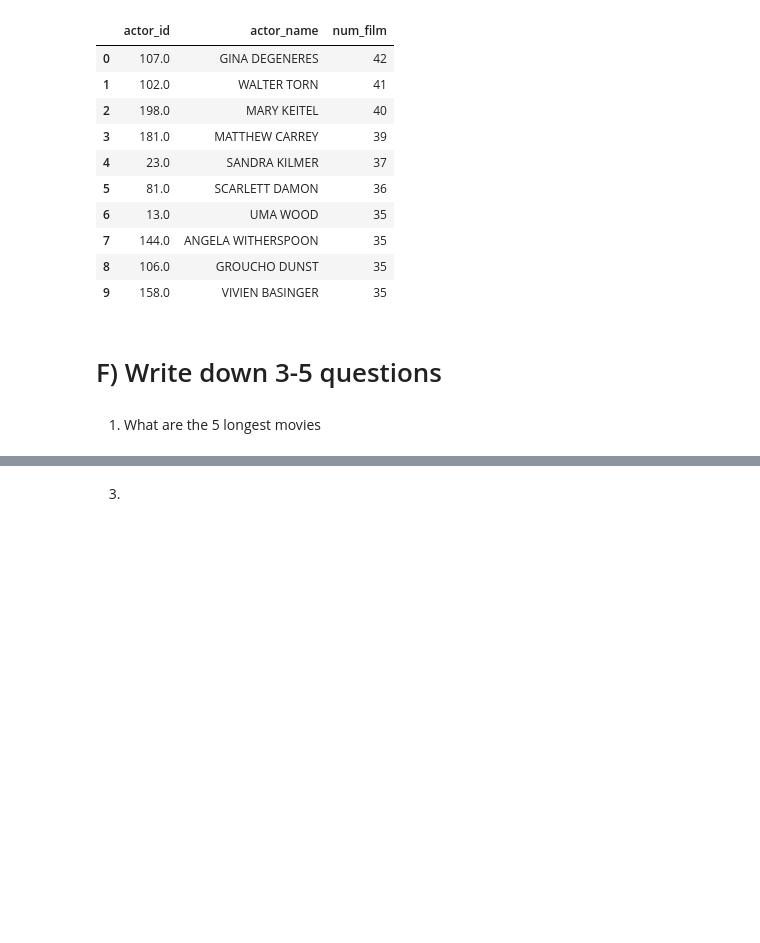
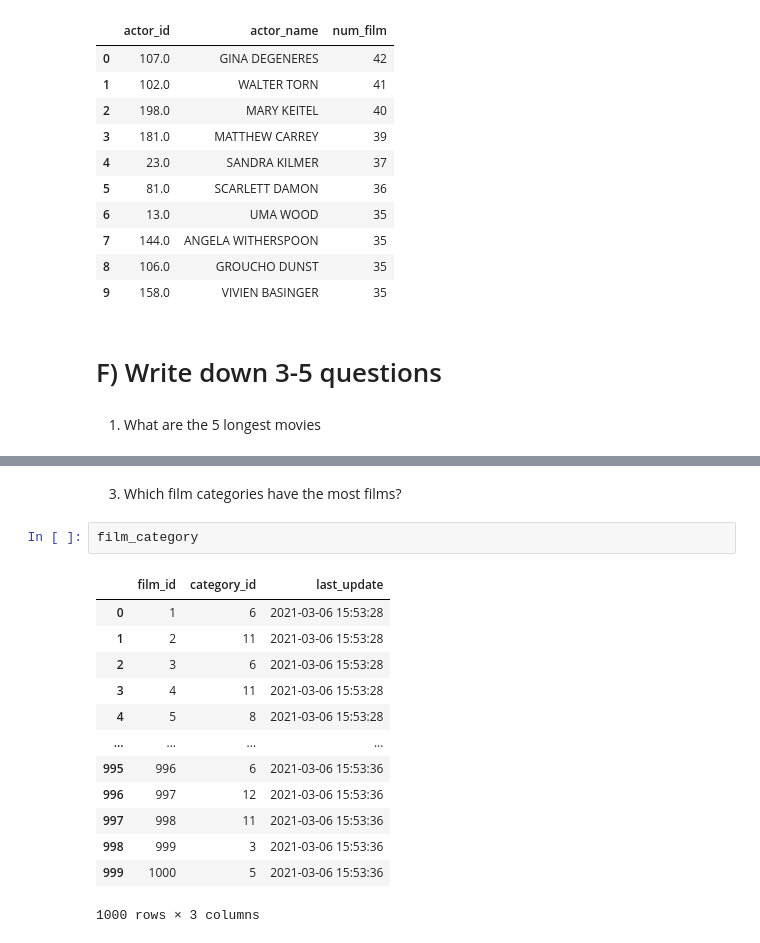
Before and after one commit to ghaliaghazal/Sql_Ghalia_Ghazal_Lab1, a Jupyter notebook: data_analys.ipynb, the cells around one changed output, grey strips where cells are left out. Saved outputs shown, nothing was run; the diff lists cells and outputs as text; blank space fills up the shorter version.

```diff
--- a/data_analys.ipynb
+++ b/data_analys.ipynb
@@ -257,2 +282,18 @@ film_a.head()
 # %% [markdown]
-3.
+3. Which film categories have the most films?
+# %%
+film_category
+# %% [output]
+|  | film_id | category_id | last_update |
+| 0 | 1 | 6 | 2021-03-06 15:53:28 |
+| 1 | 2 | 11 | 2021-03-06 15:53:28 |
+| 2 | 3 | 6 | 2021-03-06 15:53:28 |
+| 3 | 4 | 11 | 2021-03-06 15:53:28 |
+| 4 | 5 | 8 | 2021-03-06 15:53:28 |
+| ... | ... | ... | ... |
+| 995 | 996 | 6 | 2021-03-06 15:53:36 |
+| 996 | 997 | 12 | 2021-03-06 15:53:36 |
+| 997 | 998 | 11 | 2021-03-06 15:53:36 |
+| 998 | 999 | 3 | 2021-03-06 15:53:36 |
+| 999 | 1000 | 5 | 2021-03-06 15:53:36 |
+1000 rows × 3 columns
```
Also changed, not shown: parts of 6 cells of this notebook.
